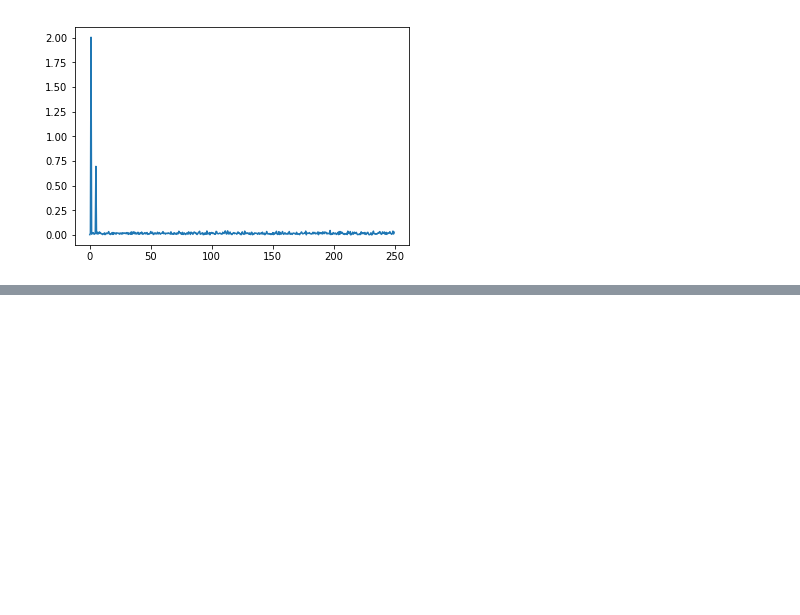
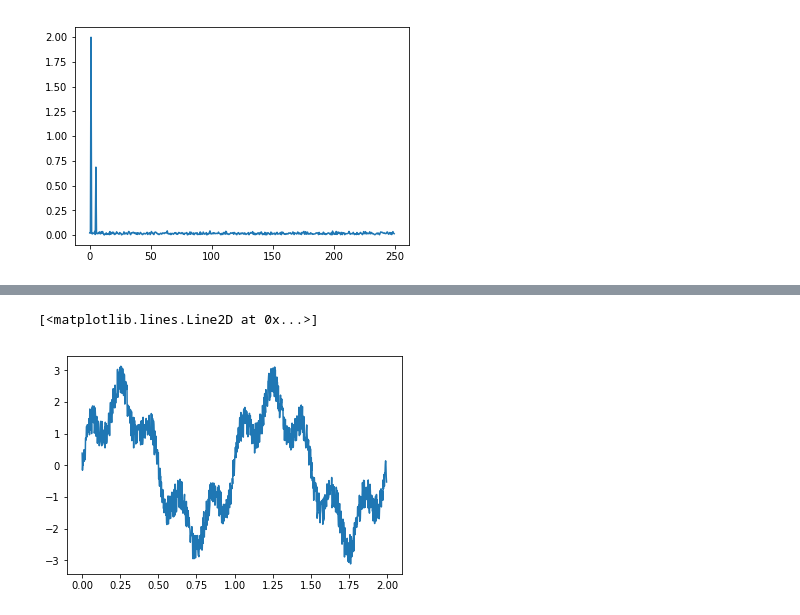
Before and after one commit to FlanFlanagan/Wind_data, a Jupyter notebook: test2.ipynb, the cells around one changed output, grey strips where cells are left out. Drawn from its saved outputs; the diff is of its cells as text; code cells hidden in the pictures; blank space fills up the shorter version.

```diff
--- a/test2.ipynb
+++ b/test2.ipynb
@@ -59,0 +83,5 @@ plt.plot(S1)
+# %%
+plt.plot(t,S2)
+# %% [output]
+[<matplotlib.lines.Line2D at 0x...>]
+[figure, added]
```
Also changed, not shown: parts of 10 cells of this notebook, 1 other file.
